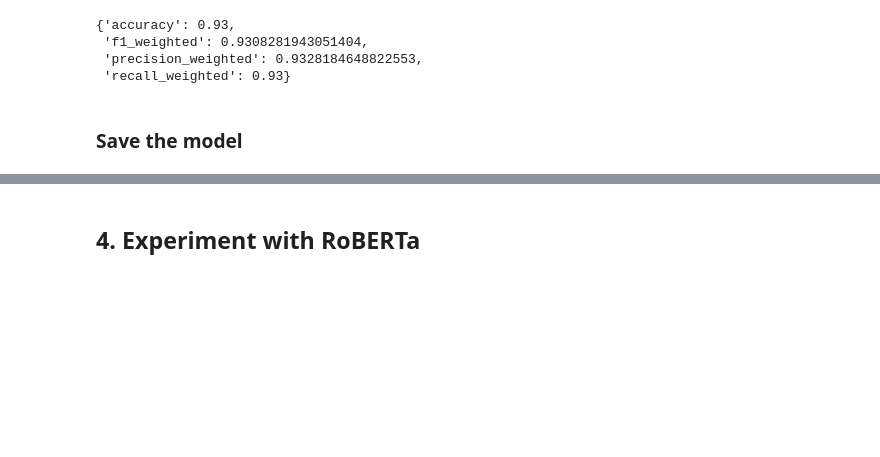
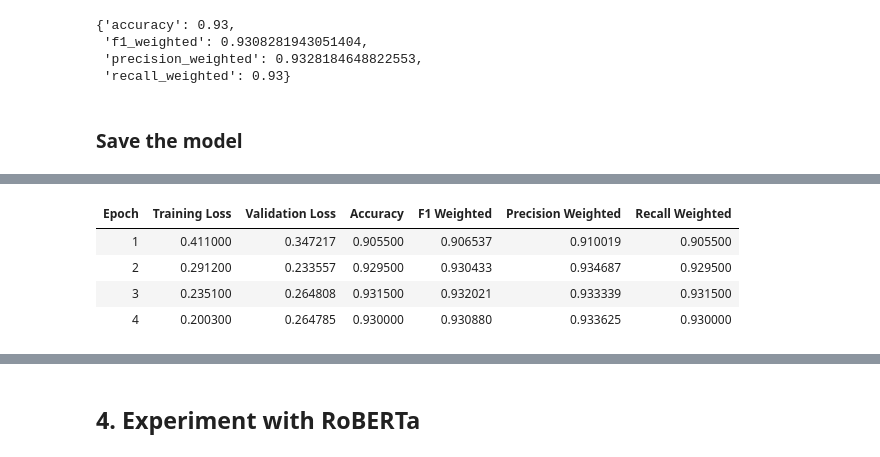
Before and after one commit to AshiniR/Tweet-Emotion-Recognition, a Jupyter notebook: notebook/Tweet_Emotion_Recognition.ipynb, the cells around one changed output, grey strips where cells are left out. Drawn from its saved outputs; the diff is of its cells as text; code cells hidden in the pictures; blank space fills up the shorter version.

```diff
--- a/notebook/Tweet_Emotion_Recognition.ipynb
+++ b/notebook/Tweet_Emotion_Recognition.ipynb
@@ -208,8 +210,8 @@ def compute_metrics(eval_pred):
     logits, labels = eval_pred
     predictions = np.argmax(logits, axis=-1)
 
-    # Generate a classification report
-    report = classification_report(labels, predictions, output_dict=True)
+    # Generate a classification report with zero_division=0 to handle classes with no predictions
+    report = classification_report(labels, predictions, output_dict=True, zero_division=0)
 
     # Return the main averages (for model selection)
     return {
@@ -1161,0 +1165,11 @@ files.download("best_model_DBERT.zip")
+# %%
+train_df_BERT = train_df.copy()
+val_df_BERT = val_df.copy()
+test_df_BERT = test_df.copy()
+
+# Drop the label_names column
+train_df_BERT = train_df_BERT.drop('label_names', axis=1)
+
+print("Shape of train_df_BERT:", train_df_BERT.shape)
+print("Shape of val_df_BERT:", val_df_BERT.shape)
+print("Shape of test_df_BERT:", test_df_BERT.shape)
@@ -1161,0 +1282,65 @@ files.download("best_model_DBERT.zip")
+# %%
+def objective_BERT(trial):
+    # 1. Model parameters
+    model_params = {
+        "hidden_dropout_prob": trial.suggest_float("hidden_dropout", 0.1, 0.3),
+        "attention_probs_dropout_prob": trial.suggest_float("attn_dropout", 0.1, 0.3),
+    }
+
+    # 2. Training parameters
+    training_params = {
+        "learning_rate": trial.suggest_float("learning_rate", 1e-5, 5e-5, log=True),
+        "weight_decay": trial.suggest_float("weight_decay", 0.0, 0.1),
+        "per_device_train_batch_size": trial.suggest_categorical("batch_size", [8, 16, 32]),
+        "num_train_epochs": trial.suggest_int("epochs", 2, 5),
+        "warmup_ratio": trial.suggest_float("warmup", 0.05, 0.1),
+    }
+
+    # 3. Define the BERT model
+    model = BertForSequenceClassification.from_pretrained(
+        'bert-base-uncased',
+        num_labels=6,
+        id2label={0: "sadness", 1: "joy", 2: "love", 3: "anger", 4: "fear", 5: "surprise"},
+        **model_params
+    )
+
+    # 4. Training arguments
+    training_args = TrainingArguments(
+        output_dir='./optuna_temp_bert',
+        eval_strategy="epoch",
+        save_strategy="no",
+        metric_for_best_model="eval_f1_weighted",
+        greater_is_better=True,
+        load_best_model_at_end=False,
+        fp16=True,
+        per_device_eval_batch_size=64,
+        report_to="none",
+        **training_params
+    )
+
+    # 5. Weighted Trainer for BERT
+    trainer = WeightedTrainer_BERT(
+        model=model,
+        args=training_args,
+        train_dataset=tokenized_train_BERT,
+        eval_dataset=tokenized_val_BERT,
+        data_collator=data_collator_BERT,
+        compute_metrics=compute_metrics,
+        class_weights=class_weights_dict
+    )
+
+    # 6. Train and evaluate
+    trainer.train()
+    results = trainer.evaluate()
+
+    return results['eval_f1_weighted']
+
+
+# Run Optuna study for BERT
+study_BERT = optuna.create_study(direction="maximize")
+study_BERT.optimize(objective_BERT, n_trials=10, timeout=2.5*60*60)
+
+# Best hyperparameters
+best_params_BERT = study_BERT.best_params
+print("Best hyperparameters for BERT found: ", best_params_BERT)
+# %% [output]
@@ -1161,0 +1351,5 @@ files.download("best_model_DBERT.zip")
+| Epoch | Training Loss | Validation Loss | Accuracy | F1 Weighted | Precision Weighted | Recall Weighted |
+| 1 | 0.411000 | 0.347217 | 0.905500 | 0.906537 | 0.910019 | 0.905500 |
+| 2 | 0.291200 | 0.233557 | 0.929500 | 0.930433 | 0.934687 | 0.929500 |
+| 3 | 0.235100 | 0.264808 | 0.931500 | 0.932021 | 0.933339 | 0.931500 |
+| 4 | 0.200300 | 0.264785 | 0.930000 | 0.930880 | 0.933625 | 0.930000 |
```
Also changed, not shown: parts of 44 cells of this notebook.
